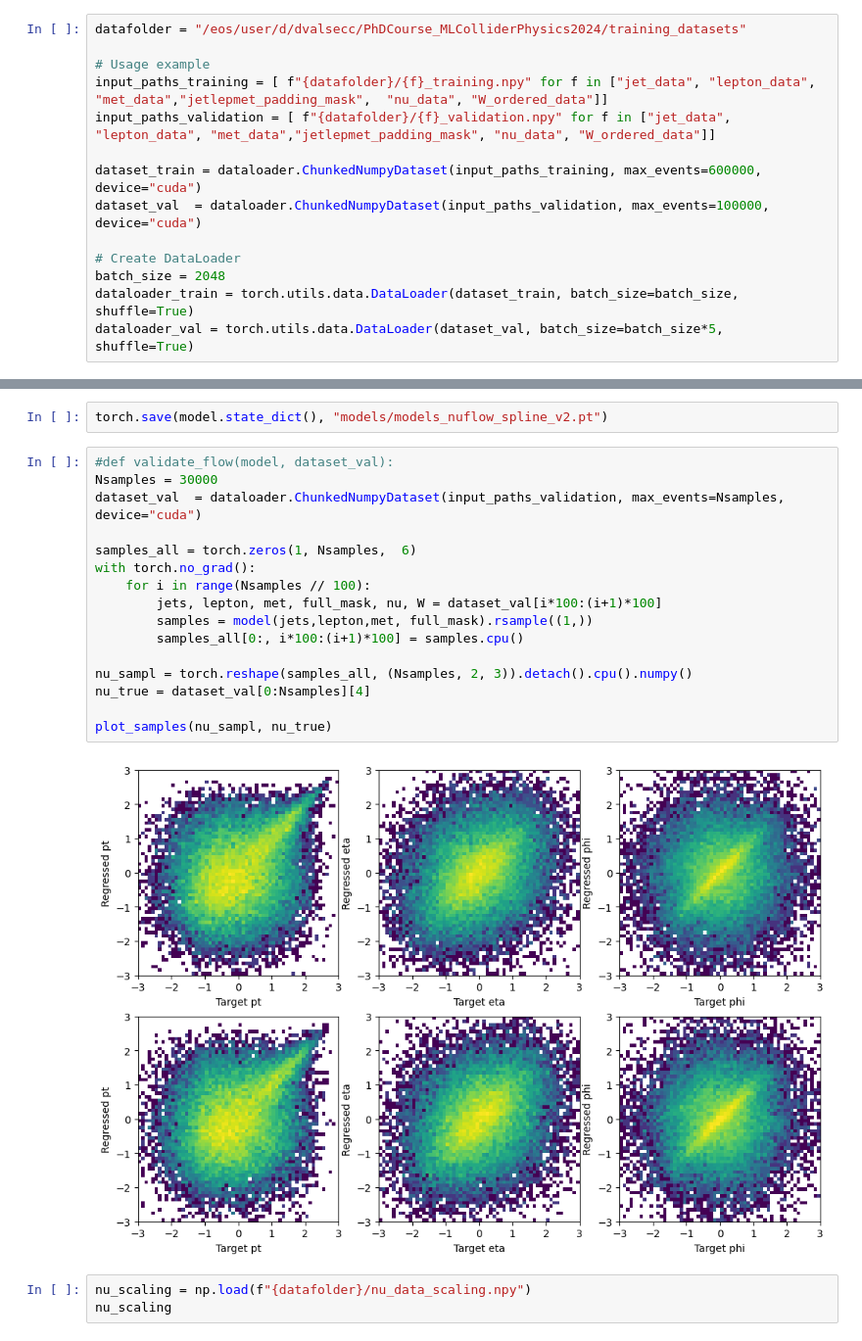
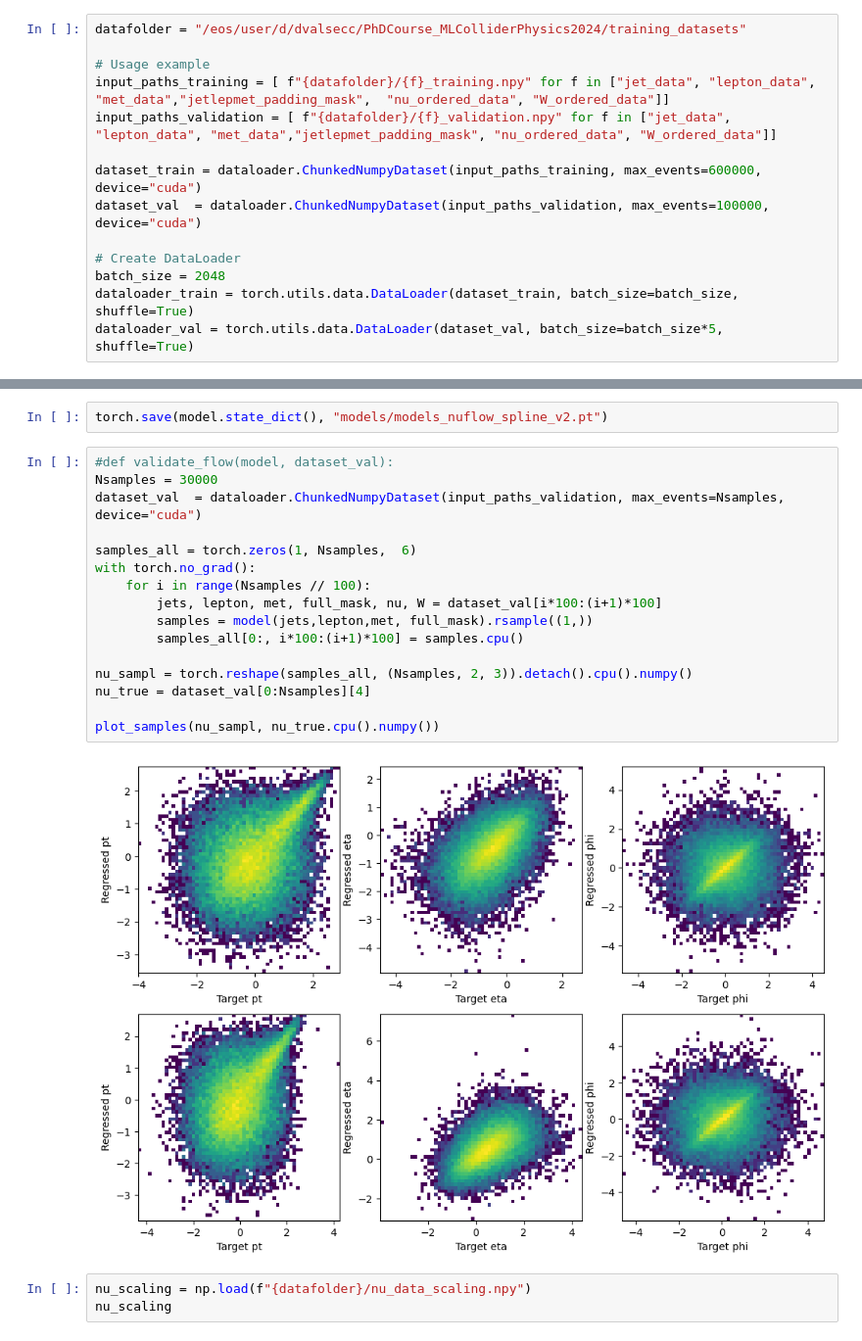
Before and after one commit to valsdav/PhDCourse_MLForPrecisionPhysics_2024, a Jupyter notebook: 6_NeutrinoFlow.ipynb, the cells around one changed output, grey strips where cells are left out. Shown at 98% size. Saved outputs shown, nothing was run; the diff lists cells and outputs as text.

```diff
--- a/6_NeutrinoFlow.ipynb
+++ b/6_NeutrinoFlow.ipynb
@@ -18,8 +18,8 @@ from zuko.transforms import RotationTransform
 datafolder = "/eos/user/d/dvalsecc/PhDCourse_MLColliderPhysics2024/training_datasets"
 
 # Usage example
-input_paths_training = [ f"{datafolder}/{f}_training.npy" for f in ["jet_data", "lepton_data", "met_data","jetlepmet_padding_mask",  "nu_data", "W_ordered_data"]]
-input_paths_validation = [ f"{datafolder}/{f}_validation.npy" for f in ["jet_data", "lepton_data", "met_data","jetlepmet_padding_mask", "nu_data", "W_ordered_data"]]
+input_paths_training = [ f"{datafolder}/{f}_training.npy" for f in ["jet_data", "lepton_data", "met_data","jetlepmet_padding_mask",  "nu_ordered_data", "W_ordered_data"]]
+input_paths_validation = [ f"{datafolder}/{f}_validation.npy" for f in ["jet_data", "lepton_data", "met_data","jetlepmet_padding_mask", "nu_ordered_data", "W_ordered_data"]]
 
 dataset_train = dataloader.ChunkedNumpyDataset(input_paths_training, max_events=600000, device="cuda")
 dataset_val  = dataloader.ChunkedNumpyDataset(input_paths_validation, max_events=100000, device="cuda")
@@ -517,21 +515,21 @@ torch.save(model.state_dict(), "models/models_nuflow_spline_v2.pt")
 # %%
 #def validate_flow(model, dataset_val):
 Nsamples = 30000
 dataset_val  = dataloader.ChunkedNumpyDataset(input_paths_validation, max_events=Nsamples, device="cuda")
 
 samples_all = torch.zeros(1, Nsamples,  6)
 with torch.no_grad():
     for i in range(Nsamples // 100):
         jets, lepton, met, full_mask, nu, W = dataset_val[i*100:(i+1)*100]
         samples = model(jets,lepton,met, full_mask).rsample((1,))
         samples_all[0:, i*100:(i+1)*100] = samples.cpu()
 
 nu_sampl = torch.reshape(samples_all, (Nsamples, 2, 3)).detach().cpu().numpy()
 nu_true = dataset_val[0:Nsamples][4]
 
-plot_samples(nu_sampl, nu_true)
+plot_samples(nu_sampl, nu_true.cpu().numpy())
 # %% [output]
-[figure, old version]
+[figure, new version]
 # %%
 nu_scaling = np.load(f"{datafolder}/nu_data_scaling.npy")
 nu_scaling
```
Also changed, not shown: parts of 7 cells of this notebook, 3 other files.
